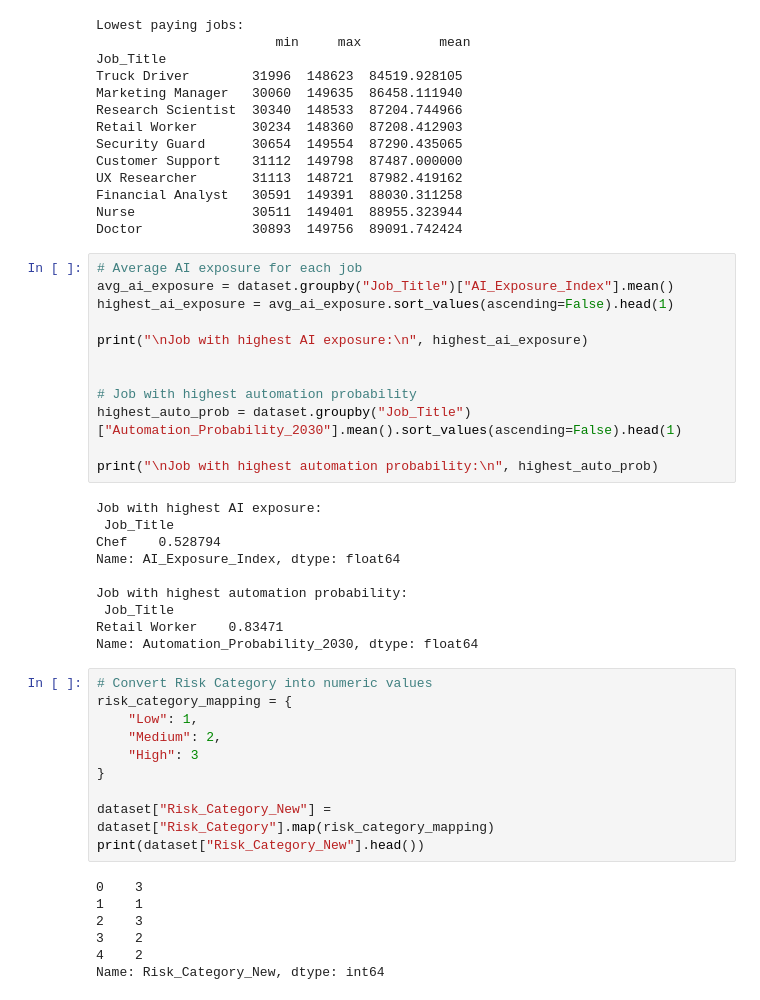
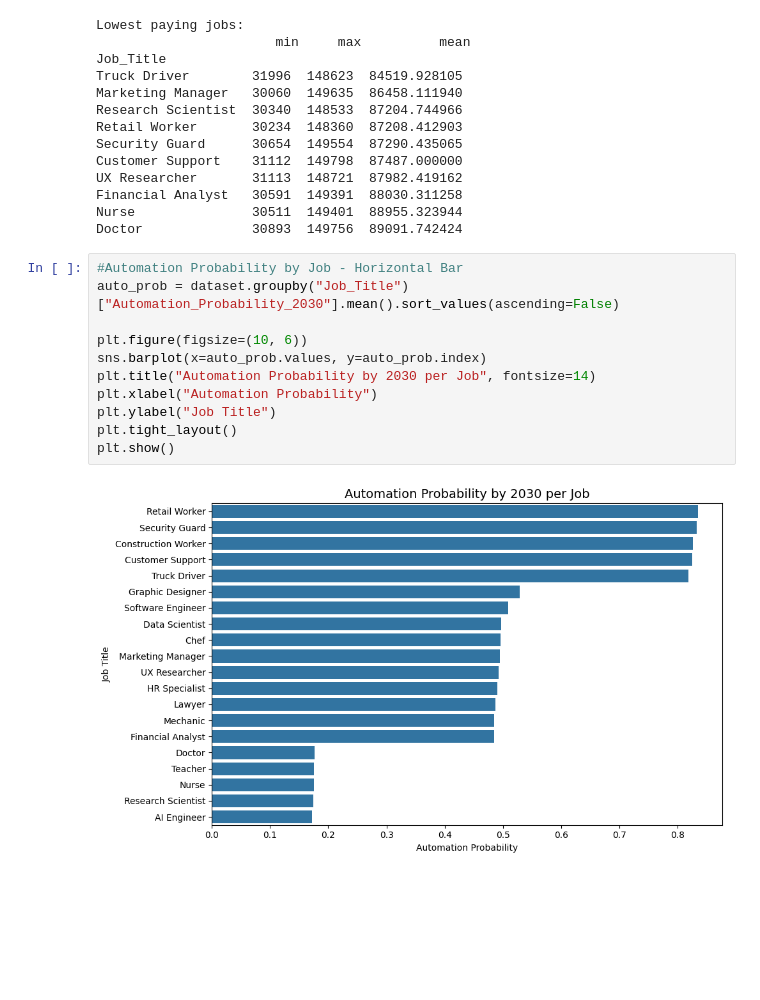
Before and after one commit to fatiimahhmed/PythonLibraries, a Jupyter notebook: ImpactOfAIOnJobs.ipynb, the cells around one changed output. Drawn from its saved outputs; the diff is of its cells as text; blank space fills up the shorter version.

```diff
--- a/ImpactOfAIOnJobs.ipynb
+++ b/ImpactOfAIOnJobs.ipynb
@@ -157,42 +155,16 @@ UX Researcher       31113  148721  87982.419162
 Financial Analyst   30591  149391  88030.311258
 Nurse               30511  149401  88955.323944
 Doctor              30893  149756  89091.742424
-# %%
-# Average AI exposure for each job
-avg_ai_exposure = dataset.groupby("Job_Title")["AI_Exposure_Index"].mean()
-highest_ai_exposure = avg_ai_exposure.sort_values(ascending=False).head(1)
-
-print("\nJob with highest AI exposure:\n", highest_ai_exposure)
-
-
-# Job with highest automation probability
-highest_auto_prob = dataset.groupby("Job_Title")["Automation_Probability_2030"].mean().sort_values(ascending=False).head(1)
-
-print("\nJob with highest automation probability:\n", highest_auto_prob)
-# %% [output]
-Job with highest AI exposure:
- Job_Title
-Chef    0.528794
-Name: AI_Exposure_Index, dtype: float64
-
-Job with highest automation probability:
- Job_Title
-Retail Worker    0.83471
-Name: Automation_Probability_2030, dtype: float64
-# %%
-# Convert Risk Category into numeric values
-risk_category_mapping = {
-    "Low": 1,
-    "Medium": 2,
-    "High": 3
-}
-
-dataset["Risk_Category_New"] = dataset["Risk_Category"].map(risk_category_mapping)
-print(dataset["Risk_Category_New"].head())
-# %% [output]
-0    3
-1    1
-2    3
-3    2
-4    2
-Name: Risk_Category_New, dtype: int64
+# %%
+#Automation Probability by Job - Horizontal Bar
+auto_prob = dataset.groupby("Job_Title")["Automation_Probability_2030"].mean().sort_values(ascending=False)
+
+plt.figure(figsize=(10, 6))
+sns.barplot(x=auto_prob.values, y=auto_prob.index)
+plt.title("Automation Probability by 2030 per Job", fontsize=14)
+plt.xlabel("Automation Probability")
+plt.ylabel("Job Title")
+plt.tight_layout()
+plt.show()
+# %% [output]
+[figure, added]
```
Also changed, not shown: parts of 7 cells of this notebook.
